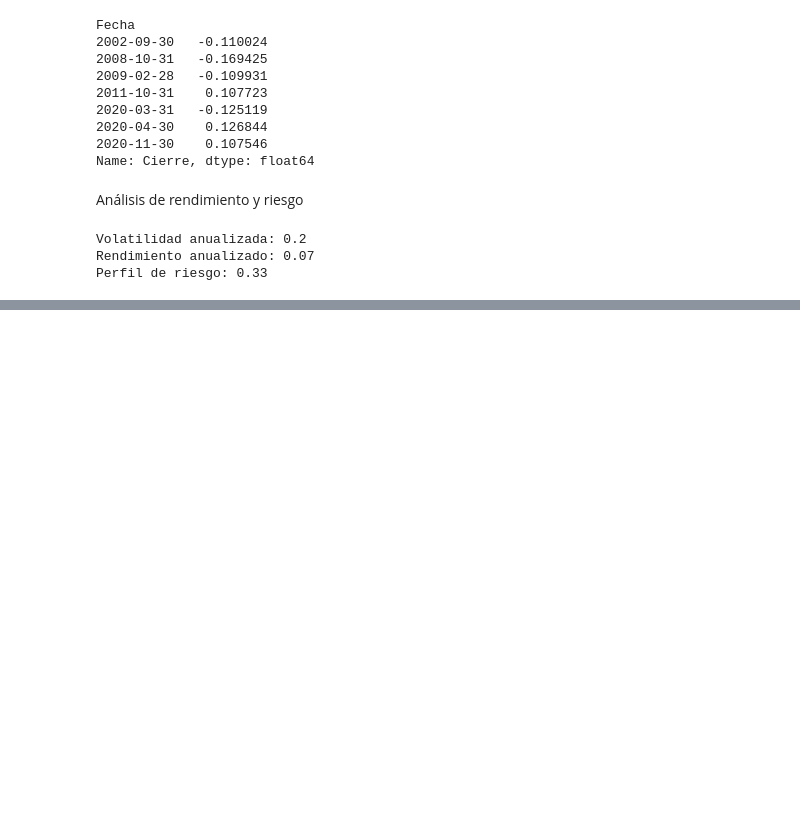
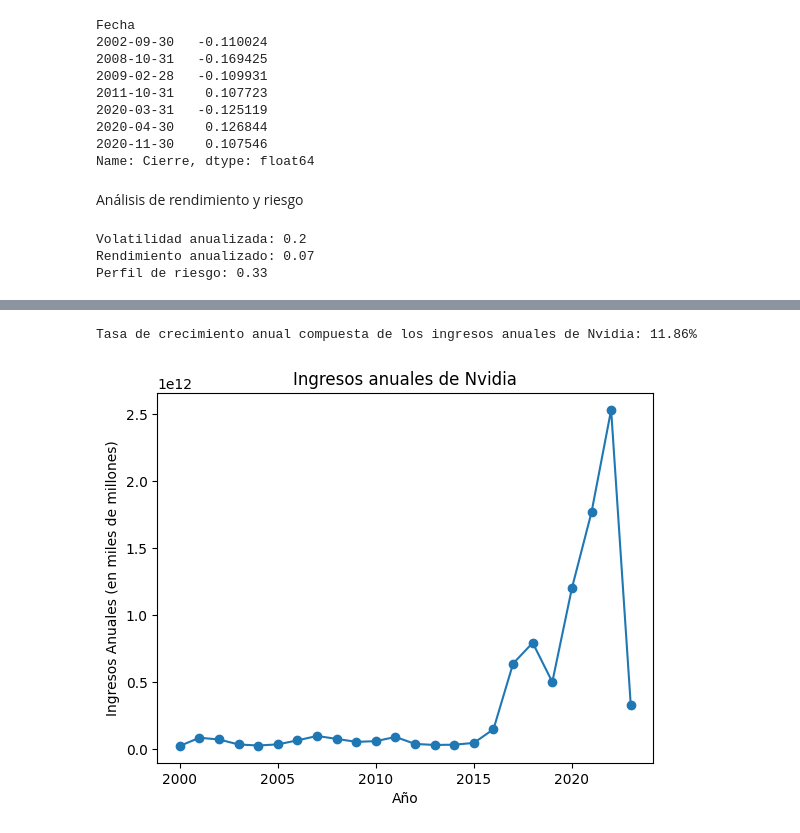
Before and after one commit to SoleEsp/PI_N2_DA, a Jupyter notebook: EDA.ipynb, the cells around one changed output, grey strips where cells are left out. Drawn from its saved outputs; the diff is of its cells as text; code cells hidden in the pictures; blank space fills up the shorter version.

```diff
--- a/EDA.ipynb
+++ b/EDA.ipynb
@@ -244,0 +245,12 @@ print(pe_ratios)
+# %%
+# Crear un nuevo DataFrame para los ingresos anuales
+nvda_ingresos = pd.DataFrame()
+
+# Agregar la columna de ingresos anuales al nuevo DataFrame
+nvda_ingresos['Ingresos Anuales'] = df_nvidia['Cierre Ajustado'].resample('Y').mean() * df_nvidia['Volumen'].resample('Y').sum()
+
+# Agregar la columna de años al nuevo DataFrame
+nvda_ingresos['Año'] = nvda_ingresos.index.year
+
+# Mostrar el nuevo DataFrame
+print(nvda_ingresos)
@@ -244,0 +275,24 @@ print(pe_ratios)
+# %%
+# Calcular la tasa de crecimiento anual compuesta (CAGR) de los ingresos anuales de Nvidia
+num_anos = len(nvda_ingresos)  # número de años en los que se tienen ingresos anuales
+primer_ingreso = nvda_ingresos.iloc[0]['Ingresos Anuales']  # ingresos anuales del primer año
+ultimo_ingreso = nvda_ingresos.iloc[-1]['Ingresos Anuales']  # ingresos anuales del último año
+cagr = ((ultimo_ingreso / primer_ingreso) ** (1/num_anos)) - 1
+print(f"Tasa de crecimiento anual compuesta de los ingresos anuales de Nvidia: {cagr:.2%}")
+# %% [output]
+Tasa de crecimiento anual compuesta de los ingresos anuales de Nvidia: 11.86%
+# %%
+# Crear el gráfico
+plt.plot(nvda_ingresos['Año'], nvda_ingresos['Ingresos Anuales'], marker='o')
+
+# Establecer el título del gráfico
+plt.title('Ingresos anuales de Nvidia')
+
+# Establecer los nombres de los ejes
+plt.xlabel('Año')
+plt.ylabel('Ingresos Anuales (en miles de millones)')
+
+# Mostrar el gráfico
+plt.show()
+# %% [output]
+[figure, added]
```
Also changed, not shown: parts of 30 cells of this notebook, 4 other files.
